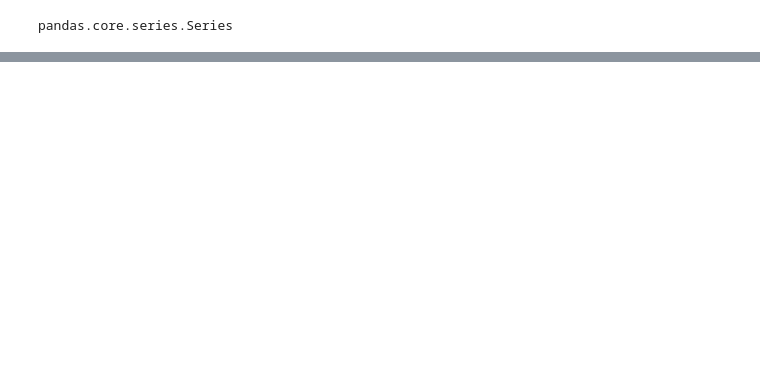
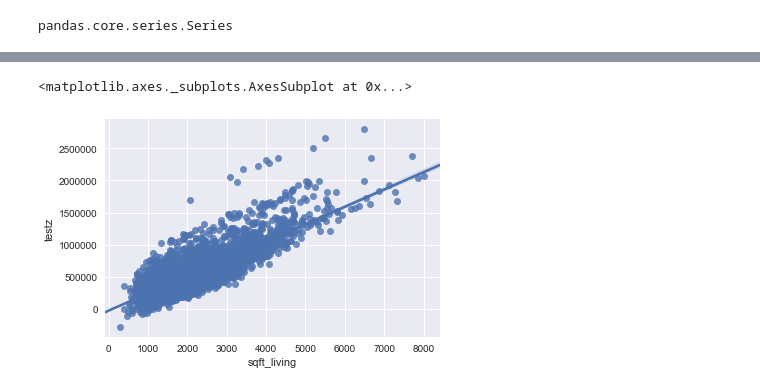
Before and after one commit to bphall/nyc-mhtn-ds-010620-lectures, a Jupyter notebook: week-6/KC_house_data/real_hou.ipynb, the cells around one changed output, grey strips where cells are left out. Cells and saved outputs as stored; diff of their text form; code cells hidden in the pictures; blank space fills up the shorter version.

```diff
--- a/week-6/KC_house_data/real_hou.ipynb
+++ b/week-6/KC_house_data/real_hou.ipynb
@@ -328,0 +375,2 @@ testdf
+# %%
+testing3.columns = testing3.columns.astype(str)
@@ -328,0 +458,2 @@ testdf
+# %%
+testing3 = testing3.drop(columns='98001', axis=1)
@@ -329,2 +506,2 @@ testdf
 # %%
-guesses = model.predict(testdf)
+guesses = modelzip.predict(testing3)
@@ -351,0 +559,4 @@ Length: 21613, dtype: float64
+# %%
+guessesplot = pd.DataFrame(guesses)
+guessesplot.columns = ['testz']
+guessesplot
@@ -351,0 +582,5 @@ Length: 21613, dtype: float64
+# %%
+sns.regplot(testing.sqft_living, guessesplot.testz)
+# %% [output]
+<matplotlib.axes._subplots.AxesSubplot at 0x...>
+[figure, added]
```
Also changed, not shown: parts of 75 cells of this notebook, 3 other files.
